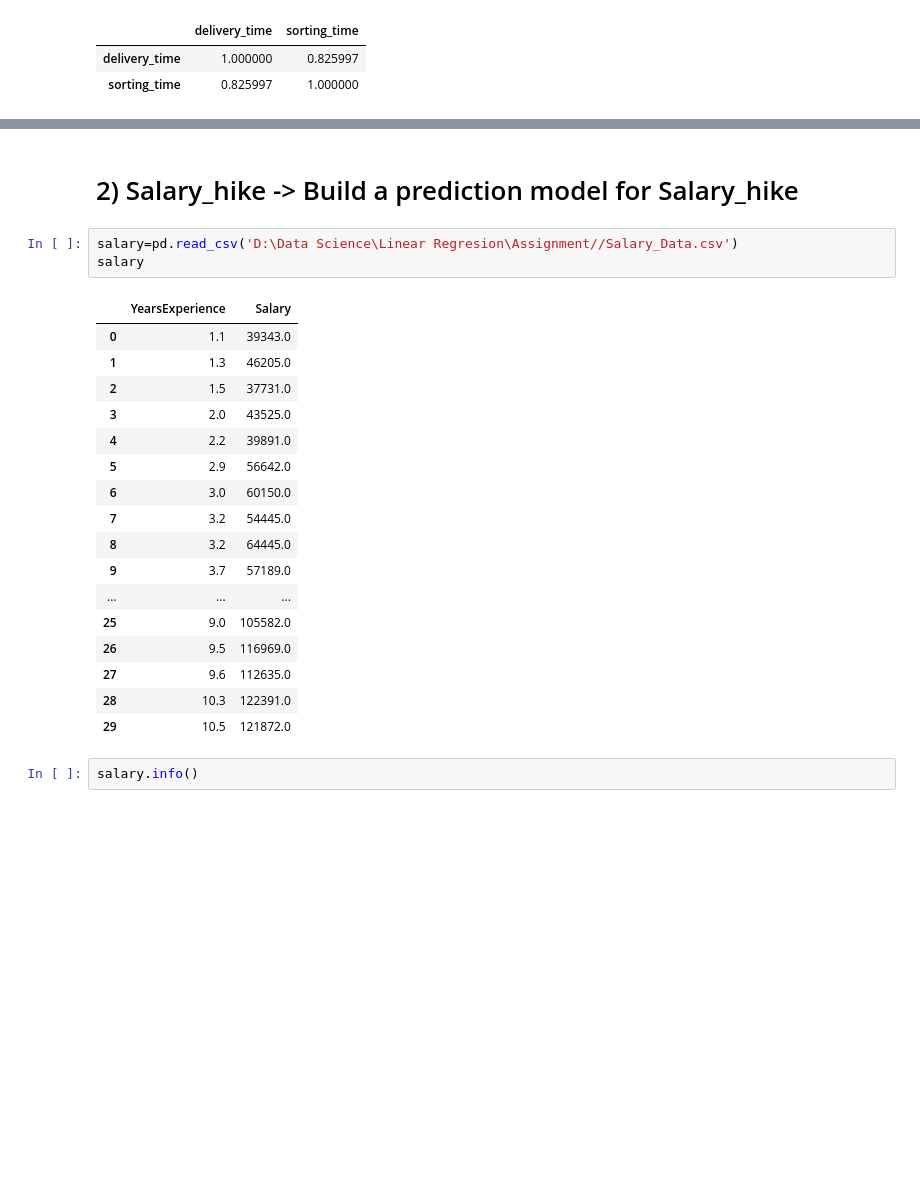
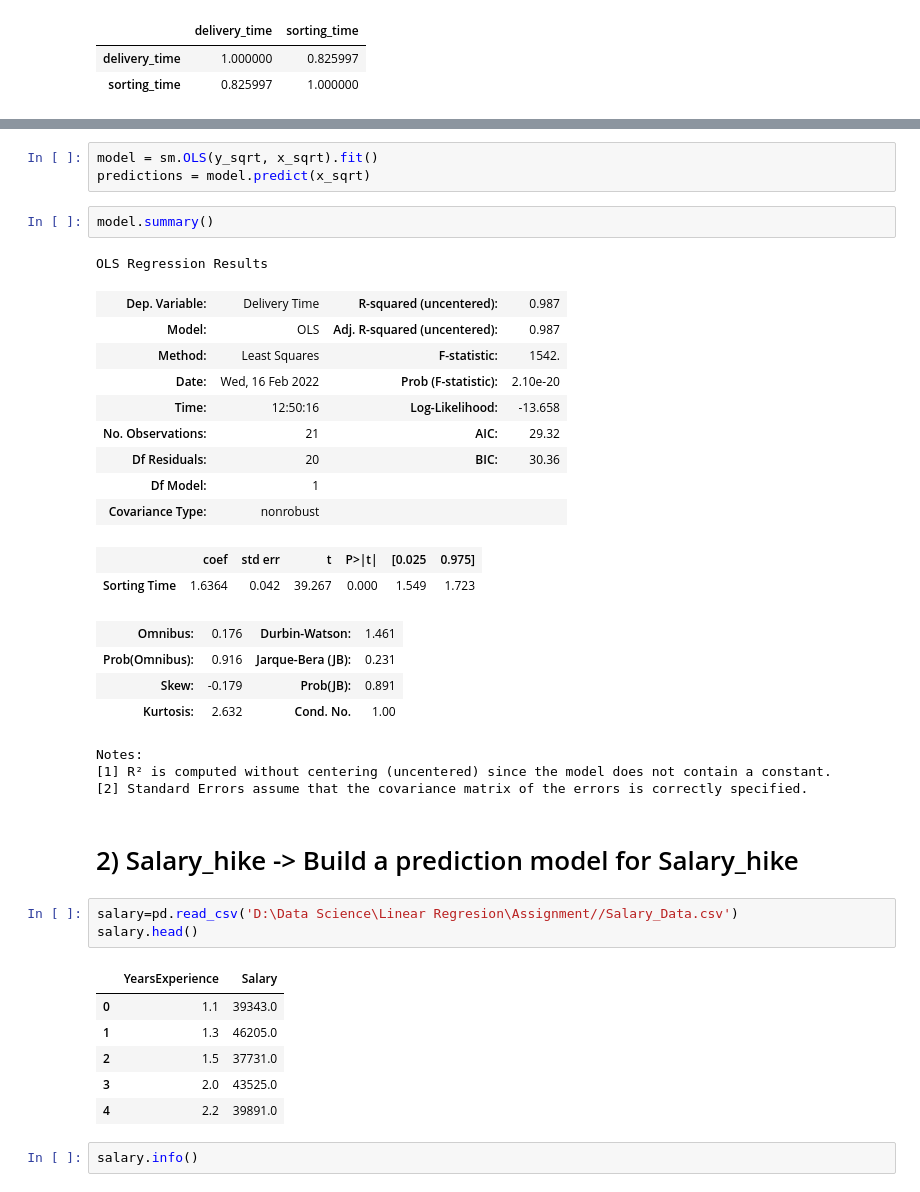
Before and after one commit to pallavibidwe/Assignment--Simple-Linear-Regression-1, a Jupyter notebook: Assignment (Linear Regression).ipynb, the cells around one changed output, grey strips where cells are left out. Cells and saved outputs as stored; diff of their text form; blank space fills up the shorter version.

```diff
--- a/Assignment (Linear Regression).ipynb
+++ b/Assignment (Linear Regression).ipynb
@@ -148,26 +225,40 @@ dtype: float64
+# %%
+model = sm.OLS(y_sqrt, x_sqrt).fit()
+predictions = model.predict(x_sqrt)
+# %%
+model.summary()
+# %% [output]
+OLS Regression Results
+| Dep. Variable: | Delivery Time | R-squared (uncentered): | 0.987 |
+| Model: | OLS | Adj. R-squared (uncentered): | 0.987 |
+| Method: | Least Squares | F-statistic: | 1542. |
+| Date: | Wed, 16 Feb 2022 | Prob (F-statistic): | 2.10e-20 |
+| Time: | 12:50:16 | Log-Likelihood: | -13.658 |
+| No. Observations: | 21 | AIC: | 29.32 |
+| Df Residuals: | 20 | BIC: | 30.36 |
+| Df Model: | 1 |  |  |
+| Covariance Type: | nonrobust |  |  |
+|  | coef | std err | t | P>|t| | [0.025 | 0.975] |
+| Sorting Time | 1.6364 | 0.042 | 39.267 | 0.000 | 1.549 | 1.723 |
+| Omnibus: | 0.176 | Durbin-Watson: | 1.461 |
+| Prob(Omnibus): | 0.916 | Jarque-Bera (JB): | 0.231 |
+| Skew: | -0.179 | Prob(JB): | 0.891 |
+| Kurtosis: | 2.632 | Cond. No. | 1.00 |
+Notes:
+[1] R² is computed without centering (uncentered) since the model does not contain a constant.
+[2] Standard Errors assume that the covariance matrix of the errors is correctly specified.
 # %% [markdown]
 # 2) Salary_hike -> Build a prediction model for Salary_hike
 # %%
 salary=pd.read_csv('D:\Data Science\Linear Regresion\Assignment//Salary_Data.csv')
-salary
+salary.head()
 # %% [output]
 |  | YearsExperience | Salary |
 | 0 | 1.1 | 39343.0 |
 | 1 | 1.3 | 46205.0 |
 | 2 | 1.5 | 37731.0 |
 | 3 | 2.0 | 43525.0 |
 | 4 | 2.2 | 39891.0 |
-| 5 | 2.9 | 56642.0 |
-| 6 | 3.0 | 60150.0 |
-| 7 | 3.2 | 54445.0 |
-| 8 | 3.2 | 64445.0 |
-| 9 | 3.7 | 57189.0 |
-| ... | ... | ... |
-| 25 | 9.0 | 105582.0 |
-| 26 | 9.5 | 116969.0 |
-| 27 | 9.6 | 112635.0 |
-| 28 | 10.3 | 122391.0 |
-| 29 | 10.5 | 121872.0 |
 # %%
 salary.info()
 # %% [output]
```
Also changed, not shown: parts of 62 cells of this notebook.
